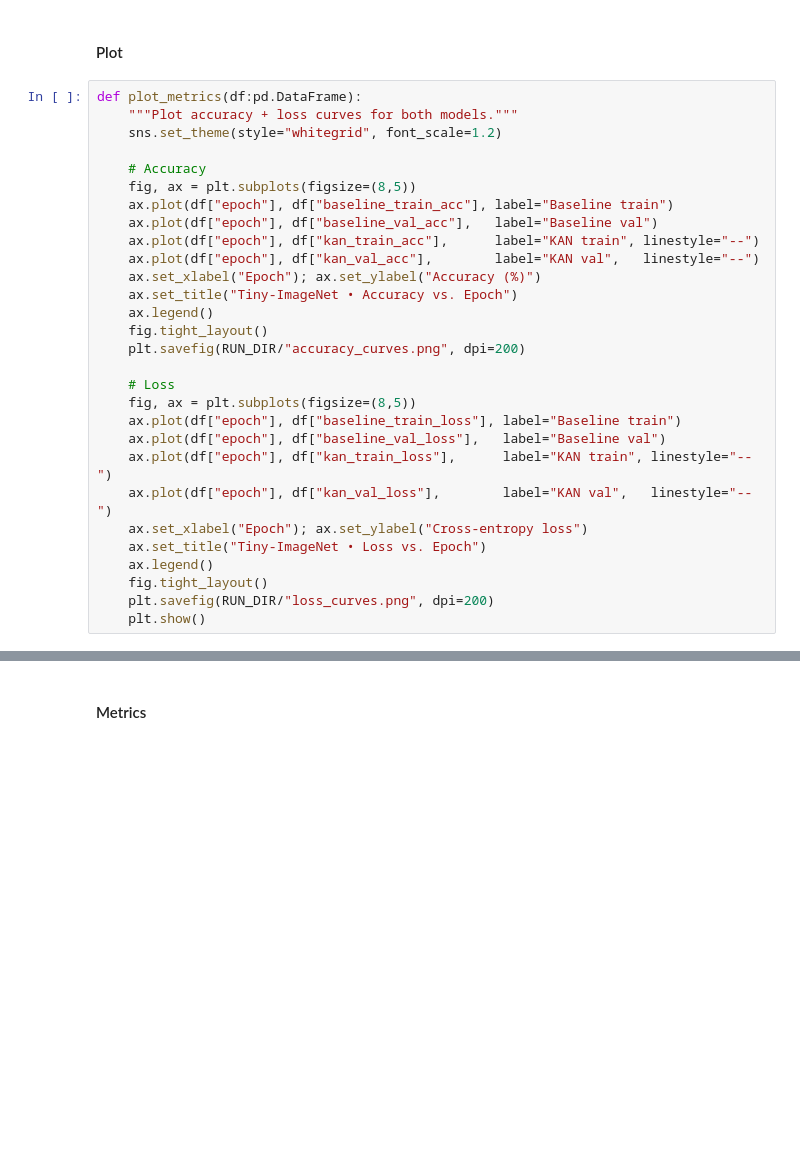
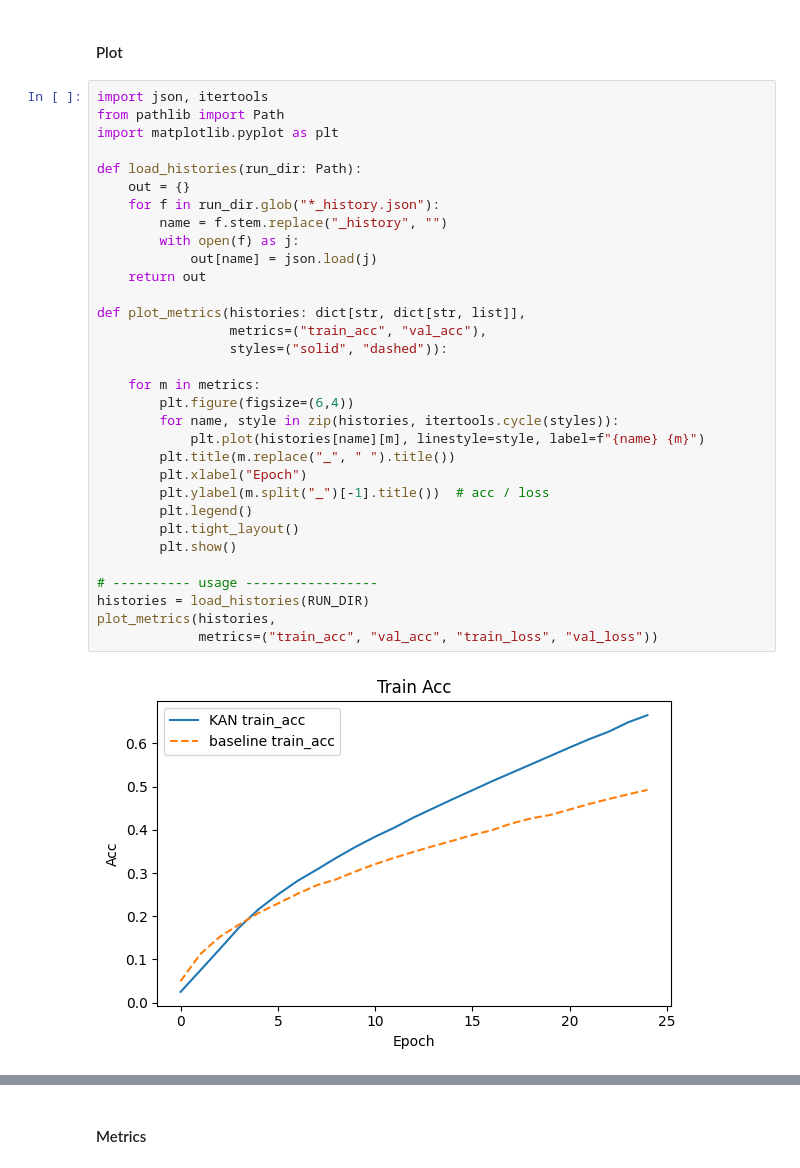
Before and after one commit to edwardduda/MLsp2025_project, a Jupyter notebook: ML445-2025.ipynb, the cells around one changed output, grey strips where cells are left out. Drawn from its saved outputs; the diff is of its cells as text; blank space fills up the shorter version.

```diff
--- a/ML445-2025.ipynb
+++ b/ML445-2025.ipynb
@@ -565,32 +563,37 @@ print(f"\n✅ Test accuracy: "
 ### Performance Metrics and Analysis
 # %% [markdown]
 #### Plot
-# %%
-def plot_metrics(df:pd.DataFrame):
-    """Plot accuracy + loss curves for both models."""
-    sns.set_theme(style="whitegrid", font_scale=1.2)
-
-    # Accuracy
-    fig, ax = plt.subplots(figsize=(8,5))
-    ax.plot(df["epoch"], df["baseline_train_acc"], label="Baseline train")
-    ax.plot(df["epoch"], df["baseline_val_acc"],   label="Baseline val")
-    ax.plot(df["epoch"], df["kan_train_acc"],      label="KAN train", linestyle="--")
-    ax.plot(df["epoch"], df["kan_val_acc"],        label="KAN val",   linestyle="--")
-    ax.set_xlabel("Epoch"); ax.set_ylabel("Accuracy (%)")
-    ax.set_title("Tiny‑ImageNet • Accuracy vs. Epoch")
-    ax.legend()
-    fig.tight_layout()
-    plt.savefig(RUN_DIR/"accuracy_curves.png", dpi=200)
-
-    # Loss
-    fig, ax = plt.subplots(figsize=(8,5))
-    ax.plot(df["epoch"], df["baseline_train_loss"], label="Baseline train")
-    ax.plot(df["epoch"], df["baseline_val_loss"],   label="Baseline val")
-    ax.plot(df["epoch"], df["kan_train_loss"],      label="KAN train", linestyle="--")
-    ax.plot(df["epoch"], df["kan_val_loss"],        label="KAN val",   linestyle="--")
-    ax.set_xlabel("Epoch"); ax.set_ylabel("Cross‑entropy loss")
-    ax.set_title("Tiny‑ImageNet • Loss vs. Epoch")
-    ax.legend()
-    fig.tight_layout()
-    plt.savefig(RUN_DIR/"loss_curves.png", dpi=200)
-    plt.show()
+# %%
+import json, itertools
+from pathlib import Path
+import matplotlib.pyplot as plt
+
+def load_histories(run_dir: Path):
+    out = {}
+    for f in run_dir.glob("*_history.json"):
+        name = f.stem.replace("_history", "")
+        with open(f) as j:
+            out[name] = json.load(j)
+    return out
+
+def plot_metrics(histories: dict[str, dict[str, list]],
+                 metrics=("train_acc", "val_acc"),
+                 styles=("solid", "dashed")):
+
+    for m in metrics:
+        plt.figure(figsize=(6,4))
+        for name, style in zip(histories, itertools.cycle(styles)):
+            plt.plot(histories[name][m], linestyle=style, label=f"{name} {m}")
+        plt.title(m.replace("_", " ").title())
+        plt.xlabel("Epoch")
+        plt.ylabel(m.split("_")[-1].title())  # acc / loss
+        plt.legend()
+        plt.tight_layout()
+        plt.show()
+
+# ---------- usage -----------------
+histories = load_histories(RUN_DIR)
+plot_metrics(histories,
+             metrics=("train_acc", "val_acc", "train_loss", "val_loss"))
+# %% [output]
+[figure, added]
```
Also changed, not shown: parts of 11 cells of this notebook, 4 other files.
